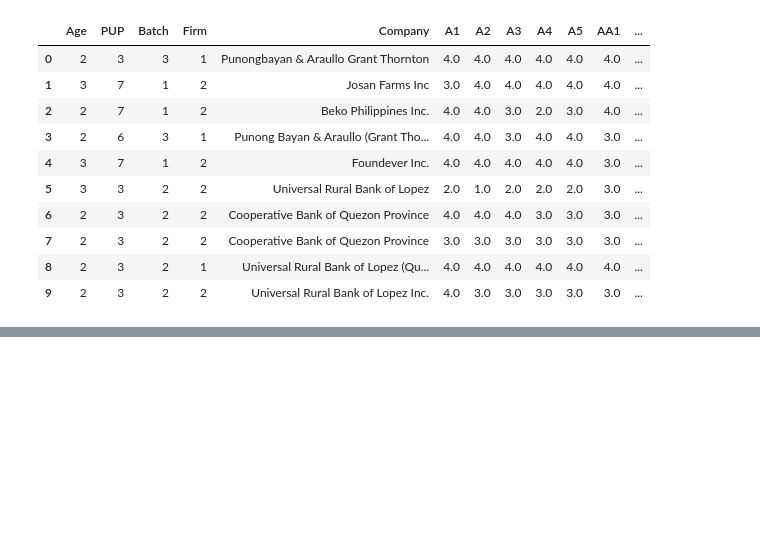
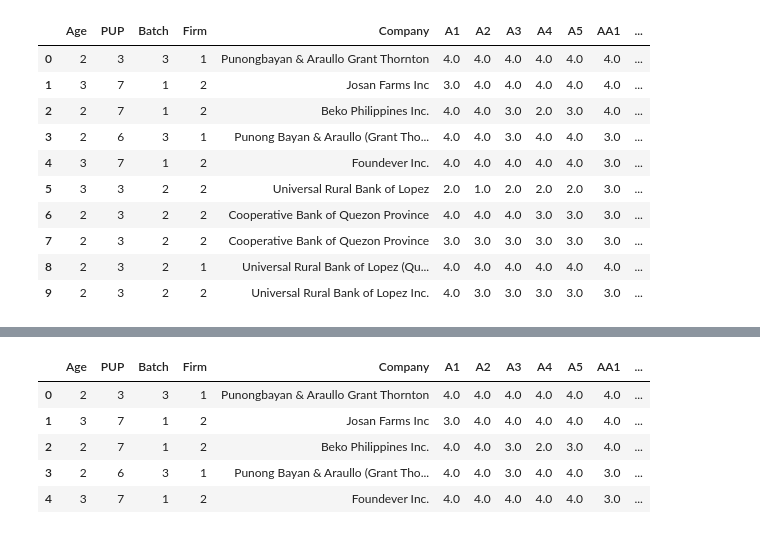
Before and after one commit to JVNems/Practice-Coding, a Jupyter notebook: 2025_January_16_PUP_Taguig_BSA_4th_Year.ipynb, the cells around one changed output, grey strips where cells are left out. Cells and saved outputs as stored; diff of their text form; code cells hidden in the pictures; blank space fills up the shorter version.

```diff
--- a/2025_January_16_PUP_Taguig_BSA_4th_Year.ipynb
+++ b/2025_January_16_PUP_Taguig_BSA_4th_Year.ipynb
@@ -100,0 +163,9 @@ Requirement already satisfied: six>=1.5 in /usr/local/lib/python3.11/dist-packag
+# %%
+df.head() # acts like a quick preview of your dataset. It's a common practice in data analysis to use df.head() early on to make sure the data was loaded correctly and to understand its basic layout before proceeding with more in-depth analysis.
+# %% [output]
+|  | Age | PUP | Batch | Firm | Company | A1 | A2 | A3 | A4 | A5 | AA1 | ... |
+| 0 | 2 | 3 | 3 | 1 | Punongbayan & Araullo Grant Thornton | 4.0 | 4.0 | 4.0 | 4.0 | 4.0 | 4.0 | ... |
+| 1 | 3 | 7 | 1 | 2 | Josan Farms Inc | 3.0 | 4.0 | 4.0 | 4.0 | 4.0 | 4.0 | ... |
+| 2 | 2 | 7 | 1 | 2 | Beko Philippines Inc. | 4.0 | 4.0 | 3.0 | 2.0 | 3.0 | 4.0 | ... |
+| 3 | 2 | 6 | 3 | 1 | Punong Bayan & Araullo (Grant Tho... | 4.0 | 4.0 | 3.0 | 4.0 | 4.0 | 3.0 | ... |
+| 4 | 3 | 7 | 1 | 2 | Foundever Inc. | 4.0 | 4.0 | 4.0 | 4.0 | 4.0 | 3.0 | ... |
```
Also changed, not shown: parts of 9 cells of this notebook.
